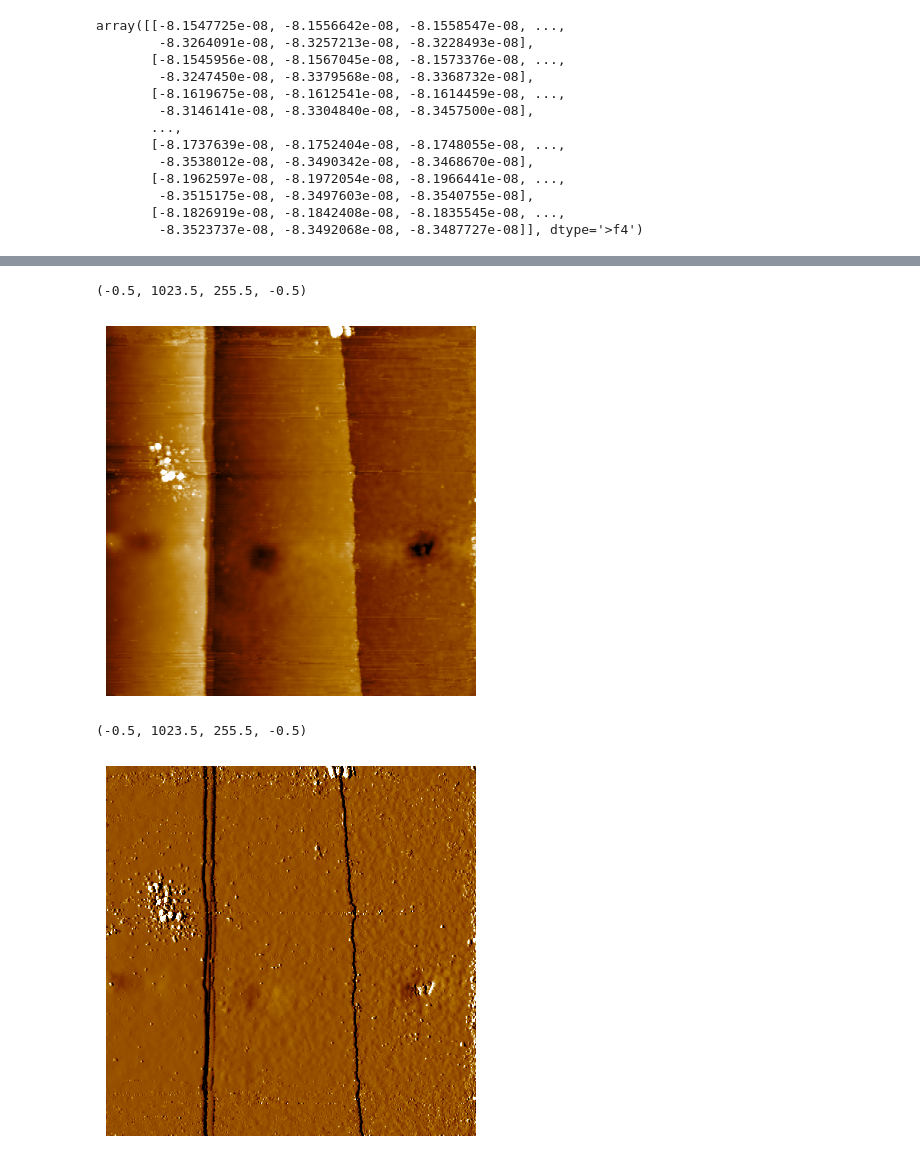
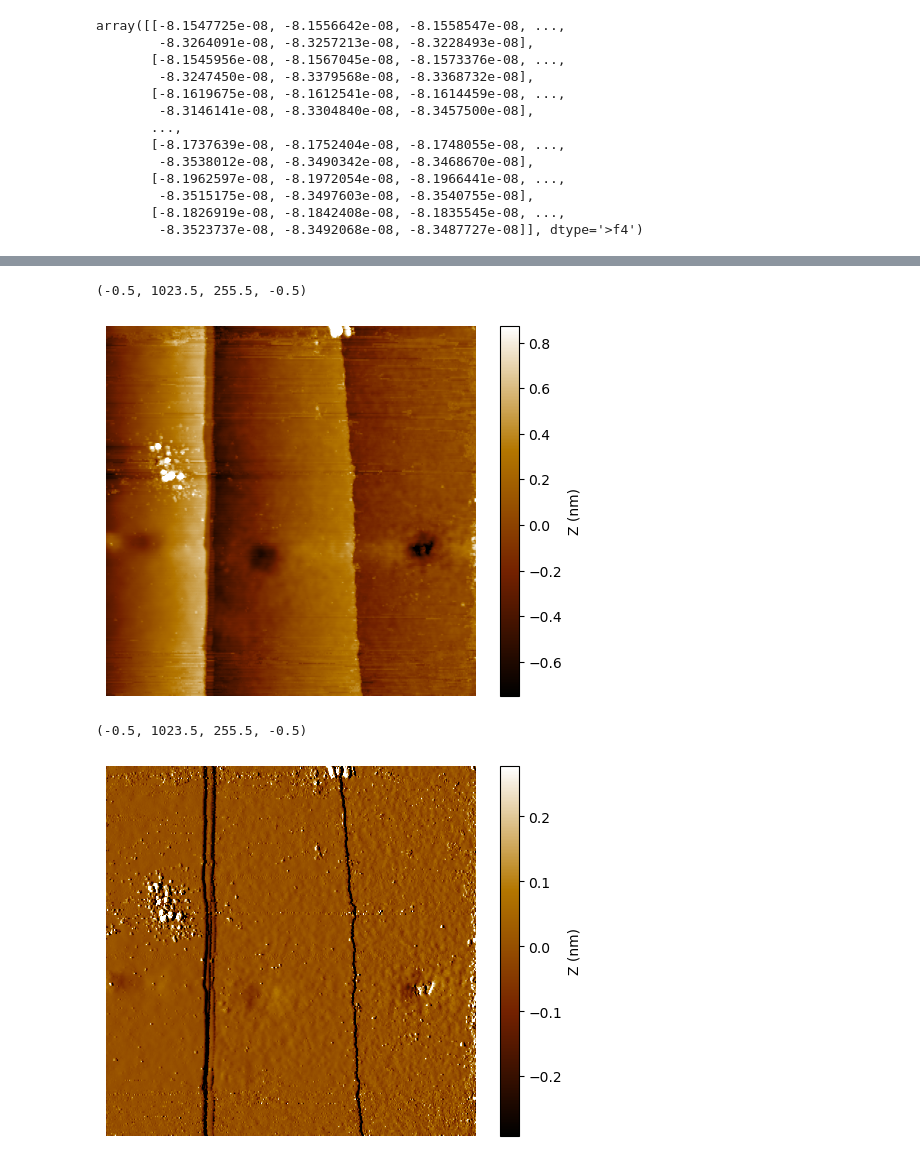
Before and after one commit to lemonmelon9/python_prac, a Jupyter notebook: topo_imaging_prac.ipynb, the cells around one changed output, grey strips where cells are left out. Drawn from its saved outputs; the diff is of its cells as text; code cells hidden in the pictures.

```diff
--- a/topo_imaging_prac.ipynb
+++ b/topo_imaging_prac.ipynb
@@ -45,6 +49,8 @@ plt.axis('off')
 # %%
-z_sublf = a.get_z('subtract linear fit')
+z_sublf = a.get_z('subtract linear fit')*1e9
 plt.imshow(z_sublf, aspect = 1024/256, vmin = np.mean(z_sublf) - 3*np.std(z_sublf), vmax = np.mean(z_sublf) + 3*np.std(z_sublf), cmap = nanox())
+cbar = plt.colorbar(location='right') #colormap 추가
+cbar.set_label('Z (nm)')
 plt.axis('off')
 # %% [output]
 (-0.5, 1023.5, 255.5, -0.5)
@@ -58,15 +58,19 @@ ValueError: operands could not be broadcast together with shapes (1024,) (256,)
 # %%
-z_subpf = a.get_z('subtract parabolic fit')
+z_subpf = a.get_z('subtract parabolic fit')*1e9
 plt.imshow(z_subpf, aspect = 1024/256, vmin = np.mean(z_subpf) - 3*np.std(z_subpf), vmax = np.mean(z_sublf) + 3*np.std(z_sublf), cmap = nanox())
+cbar = plt.colorbar(location='right') #colormap 추가
+cbar.set_label('Z (nm)')
 plt.axis('off')
 # %% [output]
 (-0.5, 1023.5, 255.5, -0.5)
-[figure, old version]
+[figure, new version]
 # %%
 z_deriv = a.get_z('differentiate')
 plt.imshow(z_deriv, aspect = 1024/256, vmin = np.mean(z_deriv) - 3*np.std(z_deriv), vmax = np.mean(z_deriv) + 3*np.std(z_deriv), cmap = nanox())
+cbar = plt.colorbar(location='right') #colormap 추가
+cbar.set_label('Z (nm)')
 plt.axis('off')
 # %% [output]
 (-0.5, 1023.5, 255.5, -0.5)
-[figure, old version]
+[figure, new version]
 # %%
```
Also changed, not shown: parts of 8 cells of this notebook, 1 other file.
